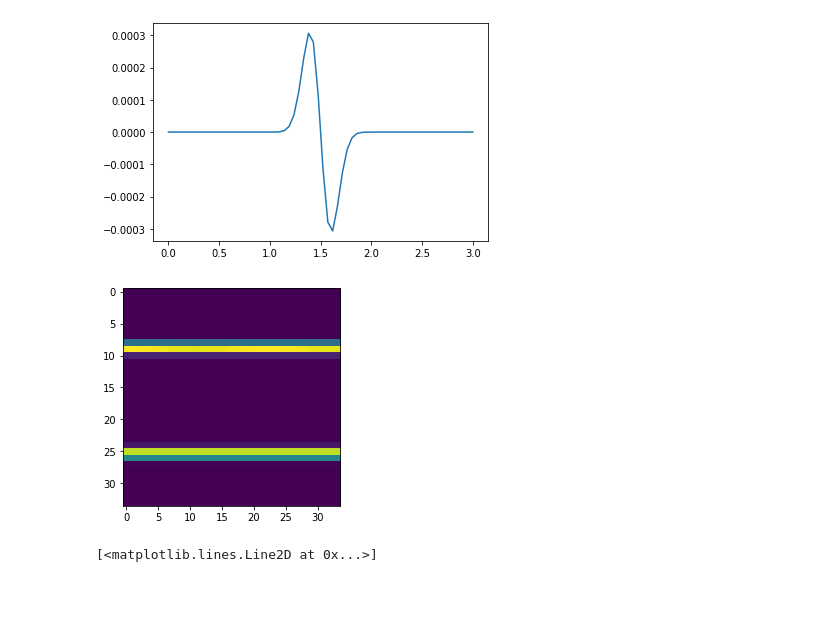
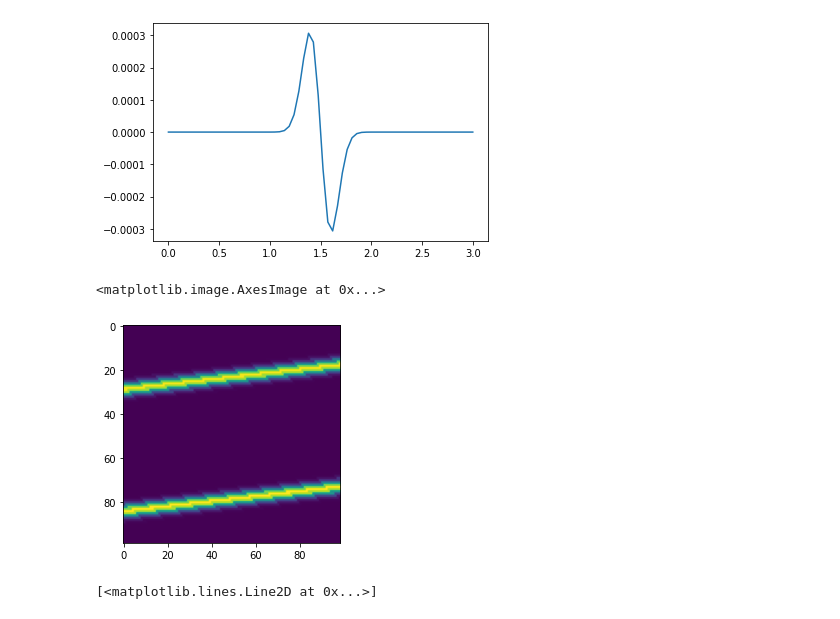
Before and after one commit to mdgordillob/plasmonics, a Jupyter notebook: Untitled19.ipynb, the cells around one changed output. Drawn from its saved outputs; the diff is of its cells as text; code cells hidden in the pictures; blank space fills up the shorter version.

Commit message:
Grid data interpol test
e

```diff
--- a/Untitled19.ipynb
+++ b/Untitled19.ipynb
@@ -117,38 +117,42 @@ def BC(f,M):
     for j in range(0,M):
         f[0][j]=0.5*(f[0][j]+f[M-1][j])
         f[M-1][j]= f[0][j]
     return f
 
 def f0(x,v):
     N=33
     M=33
     L=2
     f=(0.5/np.sqrt(vth2*np.pi)) * np.exp(-((v-vs1)*(v-vs1))/vth2)
     f+=(0.5/np.sqrt(vth2*np.pi)) * np.exp(-((v-vs2)*(v-vs2))/vth2)*(1+0.02*np.cos(3*np.pi*x/L))
     return f
 while(g<1):
-    dt=0.01
+    dt=0.1
     vth2 = 0.02
     vmax=3
     L=2
-    N=34
-    M=34
+    N=99
+    M=99
     dx=L/N
     dv=vmax/M
     x=np.linspace(0,L,N)
     v=np.linspace(-vmax,vmax,M)
     vs1 = 1.6
     vs2 = -1.4
     f99=np.zeros((N,M))
     fnew4=np.zeros((N,M))
     fnew5=np.zeros((N,M))
     fnew6=np.zeros((N,M))
     X,V=np.meshgrid(x,v)
     fnew4=f0(X,V)
-
+    points=np.column_stack((x,v))
+    values = f0(x,v)
+    grid_z2 = griddata(points, values, (X-0.5*V*dt, V), method='nearest')
     g=g+1
+plt.imshow(grid_z2)
 # %% [output]
+<matplotlib.image.AxesImage at 0x...>
-[figure, old version]
+[figure, new version]
 # %%
 plt.imshow(fnew4)
 # %% [output]
```
